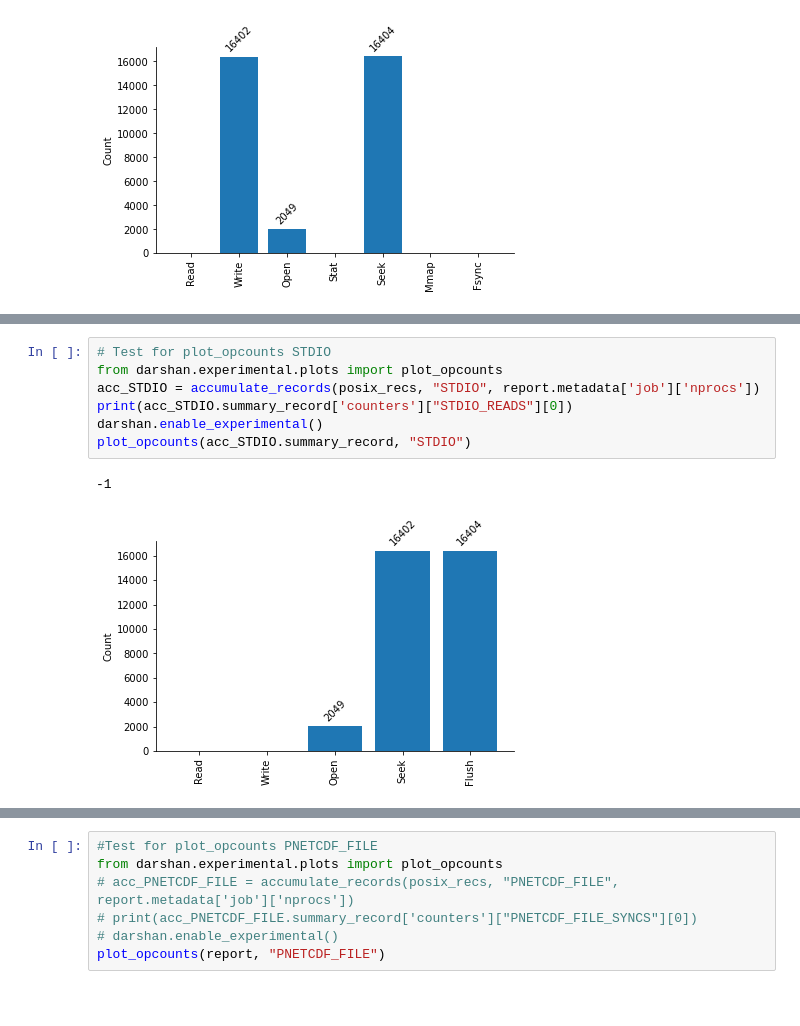
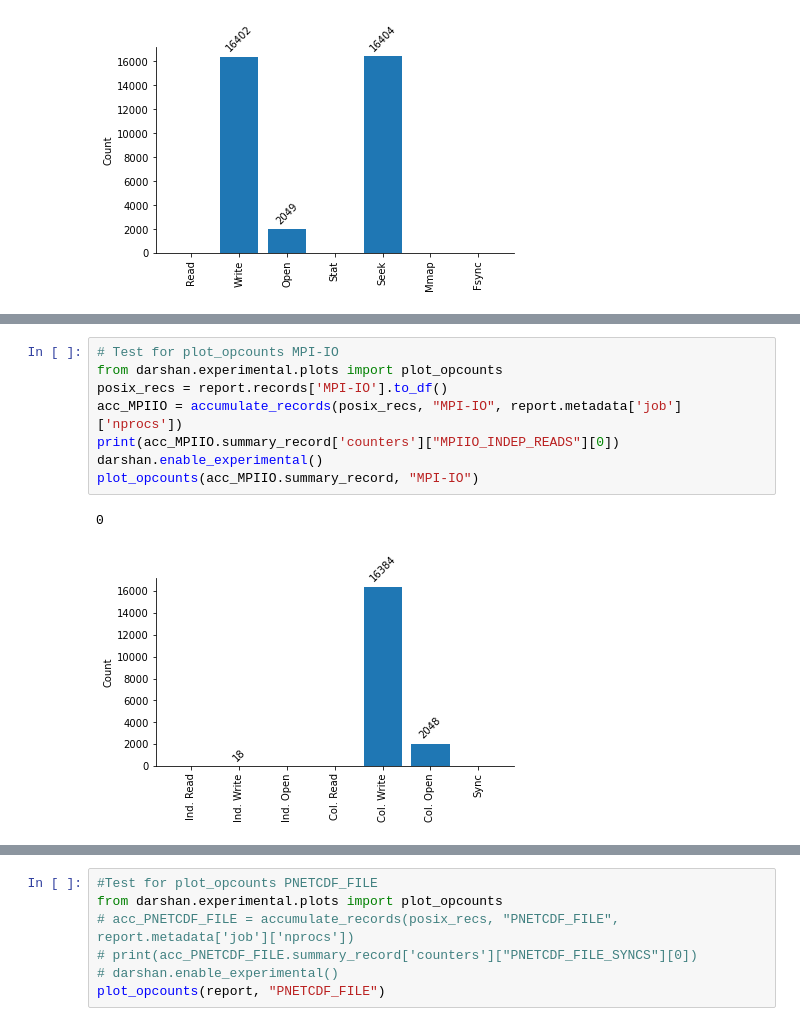
Before and after one commit to darshan-hpc/darshan, a Jupyter notebook: darshan-util/pydarshan/darshan/examples/multi-log-scratchpad.ipynb, the cells around one changed output, grey strips where cells are left out. Cells and saved outputs as stored; diff of their text form; blank space fills up the shorter version.

```diff
--- a/darshan-util/pydarshan/darshan/examples/multi-log-scratchpad.ipynb
+++ b/darshan-util/pydarshan/darshan/examples/multi-log-scratchpad.ipynb
@@ -206,10 +183,11 @@ plot_opcounts(acc_MPIIO.summary_record, "MPI-IO")
-# %%
-# Test for plot_opcounts STDIO
-from darshan.experimental.plots import plot_opcounts
-acc_STDIO = accumulate_records(posix_recs, "STDIO", report.metadata['job']['nprocs'])
-print(acc_STDIO.summary_record['counters']["STDIO_READS"][0])
-darshan.enable_experimental()
-plot_opcounts(acc_STDIO.summary_record, "STDIO")
-# %% [output]
--1
-[figure, removed]
+# %%
+# Test for plot_opcounts MPI-IO
+from darshan.experimental.plots import plot_opcounts
+posix_recs = report.records['MPI-IO'].to_df()
+acc_MPIIO = accumulate_records(posix_recs, "MPI-IO", report.metadata['job']['nprocs'])
+print(acc_MPIIO.summary_record['counters']["MPIIO_INDEP_READS"][0])
+darshan.enable_experimental()
+plot_opcounts(acc_MPIIO.summary_record, "MPI-IO")
+# %% [output]
+0
+[figure, added]
```
Also changed, not shown: parts of 18 cells of this notebook.
